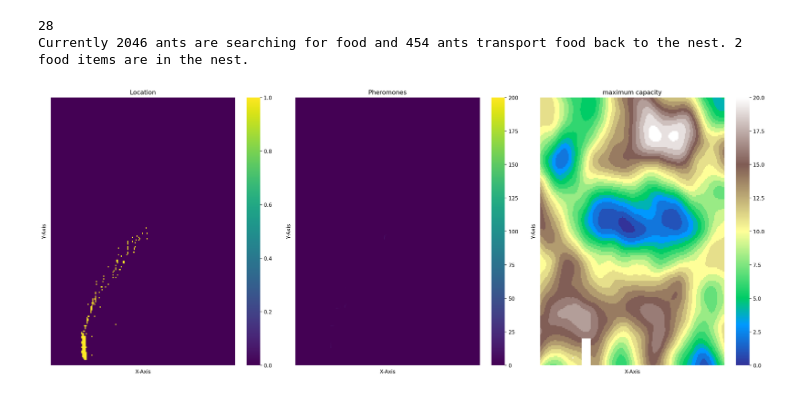
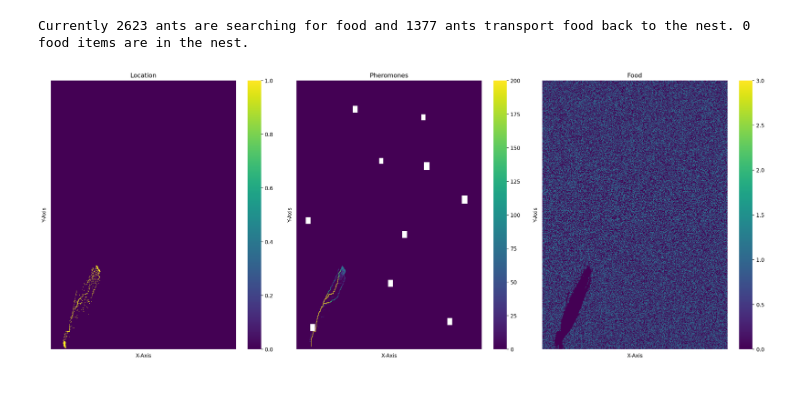
Before and after one commit to llctrautmann/ArmyAntsRaidingIAM, a Jupyter notebook: army_ants_raid_model_v2.ipynb, the cells around one changed output. Saved outputs shown, nothing was run; the diff lists cells and outputs as text; code cells hidden in the pictures.

```diff
--- a/army_ants_raid_model_v2.ipynb
+++ b/army_ants_raid_model_v2.ipynb
@@ -130,14 +130,14 @@ def multiplot(nodes,one=False,two=False,total=False,exp=0):
         axes[1].set_title('Pheromones')
         axes[1].set_xlabel('X-Axis', fontsize=10)
         axes[1].set_ylabel('Y-Axis', fontsize=10)
-        sns.heatmap(max_capa_dist,ax=axes[2],cmap="terrain",annot=False,vmax=20,xticklabels=False,yticklabels=False)
-        axes[2].set_title('maximum capacity')
+        # sns.heatmap(max_capa_dist,ax=axes[2],cmap="terrain",annot=False,vmax=20,xticklabels=False,yticklabels=False)
+        # axes[2].set_title('maximum capacity')
+        # axes[2].set_xlabel('X-Axis', fontsize=10)
+        # axes[2].set_ylabel('Y-Axis', fontsize=10)
+        sns.heatmap(food_dist,ax=axes[2],cmap="viridis",annot=False,vmax=3,xticklabels=False,yticklabels=False)
+        axes[2].set_title('Food')
         axes[2].set_xlabel('X-Axis', fontsize=10)
         axes[2].set_ylabel('Y-Axis', fontsize=10)
-        # sns.heatmap(food_dist,ax=axes[2],cmap="viridis",annot=False,vmax=3,xticklabels=False,yticklabels=False)
-        # axes[2].set_title('Food')
-        # axes[2].set_xlabel('X-Axis', fontsize=10)
-        # axes[2].set_ylabel('Y-Axis', fontsize=10)
 
         plt.tight_layout()
         name = exp + '_plot_' + str(int(time.time()))
@@ -291,12 +291,12 @@ def create_nodes(n,evaporation_rate,experiment=1,randomise_capacity=False,terrai
 
     elif experiment == 3:
             # experiment 3
-        population = [0,400] # w/ 0,0 there is no food
-        weights = [48/50,1/50]
+        population = [0,40] # w/ 0,0 there is no food
+        weights = [99/100,1/100]
 
     elif experiment == 4:
-        population = [0,1,2,10] # w/ 0,0 there is no food
-        weights = [0.5,0.3,0.1,0.01]
+        population = [0,1,2,400] # w/ 0,0 there is no food
+        weights = [0.5,0.3,0.1,0.0001]
 
     ys = []
 
@@ -373,10 +373,10 @@ def create_nodes(n,evaporation_rate,experiment=1,randomise_capacity=False,terrai
         all_nodes = A.flatten().tolist()
 
 
-        for i in range(40):
+        for i in range(10):
             tree = random.choice(all_nodes)
             tree_index = np.where(A==tree)
-            tree_values = flatten(neighbors_full(A,random.randint(3,4),int(tree_index[0]),int(tree_index[1])))
+            tree_values = flatten(neighbors_full(A,random.randint(5,7),int(tree_index[0]),int(tree_index[1])))
 
             for node in range(len(nodes)):
                 if nodes[node].get_node_number() in tree_values:
@@ -712,12 +712,11 @@ def model(nodes,steps,ants_per_step,max_ants):
 
     return nodes
 # %%
-nodes, node_array = create_nodes(n=40000,experiment=4,randomise_capacity = False,terrain=False, one_tree=False,realistic_world=True, evaporation_rate=1/30)
-new_nodes = model(nodes=nodes,steps=1500,ants_per_step=10,max_ants=2500)
+nodes, node_array = create_nodes(n=250000,experiment=2,randomise_capacity = False,terrain=True, one_tree=False,realistic_world=False, evaporation_rate=1/30)
+new_nodes = model(nodes=nodes,steps=1000,ants_per_step=10,max_ants=4000)
 multiplot(new_nodes,one=False,two=False,total=True,exp='0x00')
 # %% [output]
-28
-Currently 2046 ants are searching for food and 454 ants transport food back to the nest. 2 food items are in the nest.
+Currently 2623 ants are searching for food and 1377 ants transport food back to the nest. 0 food items are in the nest.
-[figure, old version]
+[figure, new version]
 # %%
 for i in range(50):
```
Also changed, not shown: parts of 1 cell of this notebook, 1 other file.
